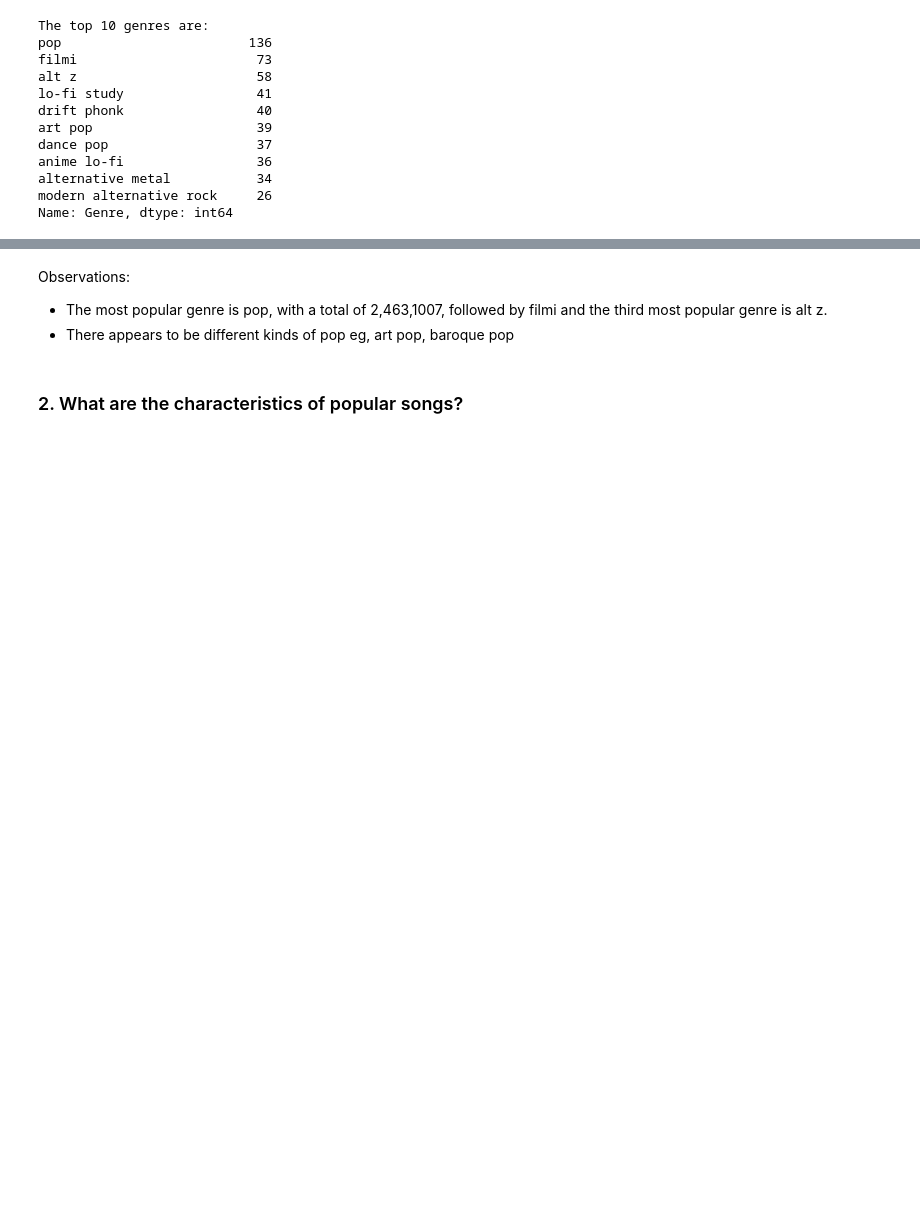
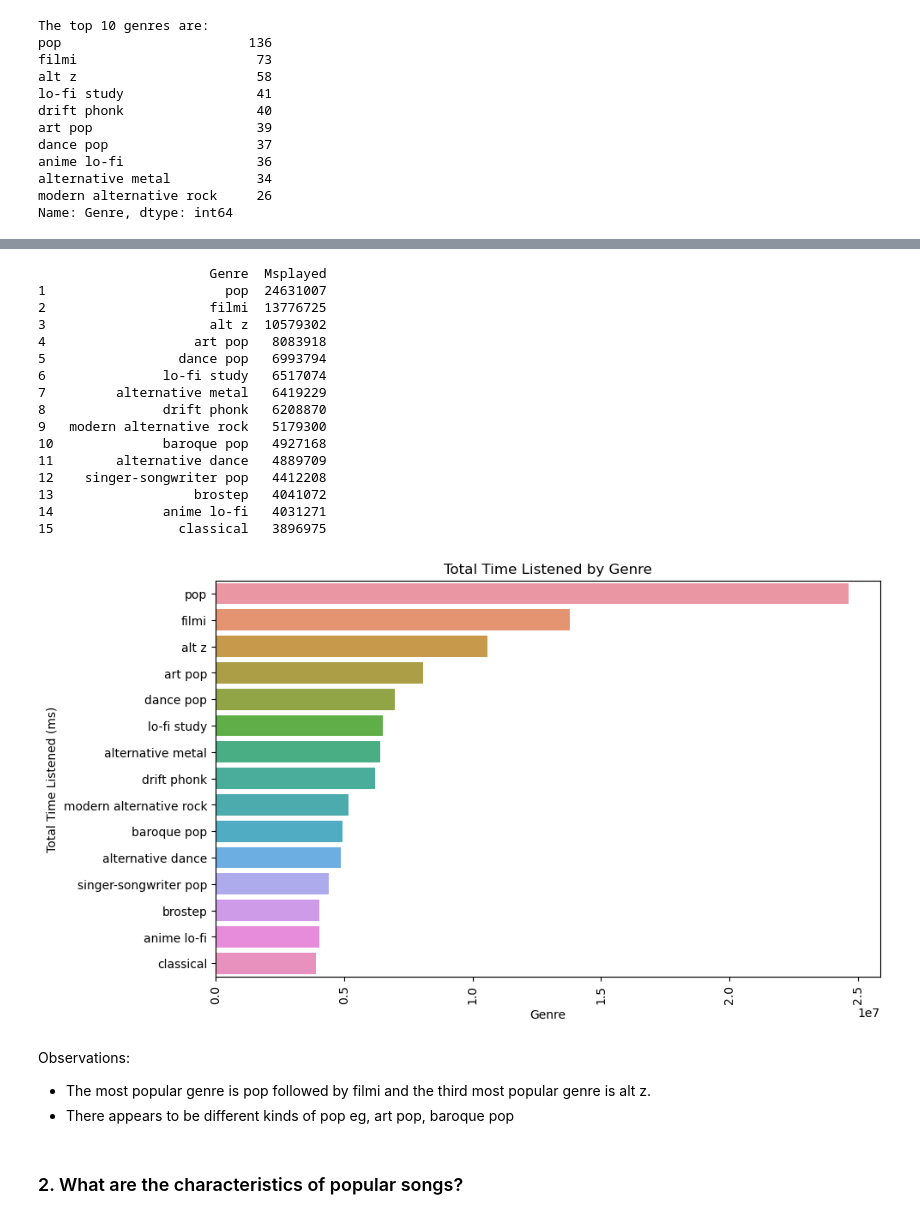
Before and after one commit to George-Mbugua/Music-Analysis, a Jupyter notebook: Music_Analysis.ipynb, the cells around one changed output, grey strips where cells are left out. Drawn from its saved outputs; the diff is of its cells as text; code cells hidden in the pictures; blank space fills up the shorter version.

```diff
--- a/Music_Analysis.ipynb
+++ b/Music_Analysis.ipynb
@@ -350,6 +344,40 @@ fig.savefig('Images/Most Popular Genres in Terms of Msplayed')
+# %%
+# Calculate the total time listened for each genre
+total_time_by_genre = music.groupby('Genre')['Msplayed'].sum()
+total_time_by_genre = total_time_by_genre.sort_values(ascending=False).head(15)
+total_time_by_genre_df = total_time_by_genre.to_frame().reset_index()
+total_time_by_genre_df.index += 1
+print(total_time_by_genre_df)
+
+# Plot the total time listened for each genre
+plt.figure(figsize=(10, 6))
+sns.barplot(y=total_time_by_genre.index, x=total_time_by_genre.values, orient='h')
+plt.title('Total Time Listened by Genre')
+plt.xlabel('Genre')
+plt.xticks(rotation=90)
+plt.ylabel('Total Time Listened (ms)')
+plt.show()
+# %% [output]
+                      Genre  Msplayed
+1                       pop  24631007
+2                     filmi  13776725
+3                     alt z  10579302
+4                   art pop   8083918
+5                 dance pop   6993794
+6               lo-fi study   6517074
+7         alternative metal   6419229
+8               drift phonk   6208870
+9   modern alternative rock   5179300
+10              baroque pop   4927168
+11        alternative dance   4889709
+12    singer-songwriter pop   4412208
+13                  brostep   4041072
+14              anime lo-fi   4031271
+15                classical   3896975
+[figure, added]
 # %% [markdown]
 Observations:
-- The most popular genre is pop, with a total of 2,463,1007, followed by filmi and the third most popular genre is alt z.
+- The most popular genre is pop followed by filmi and the third most popular genre is alt z.
 - There appears to be different kinds of pop eg, art pop, baroque pop
 # %% [markdown]
 ### 2. What are the characteristics of popular songs?
```
Also changed, not shown: parts of 11 cells of this notebook, 1 other file.
